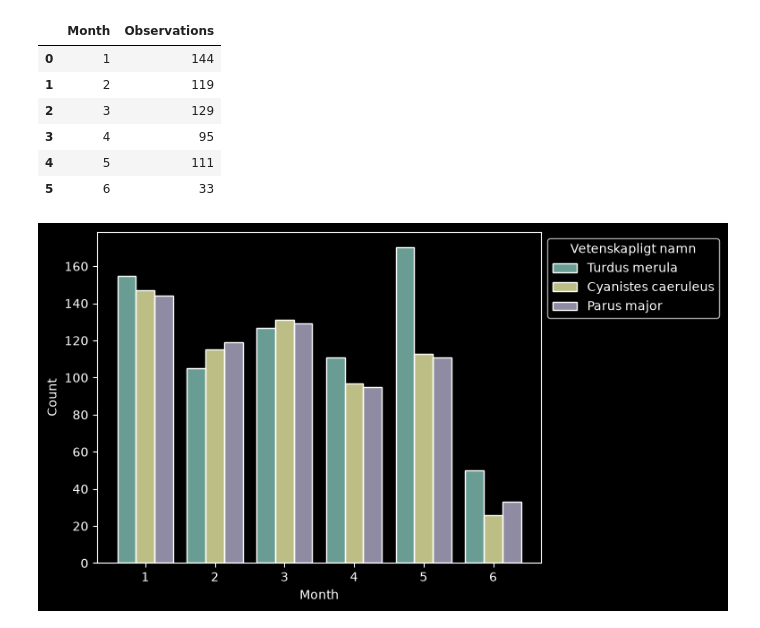
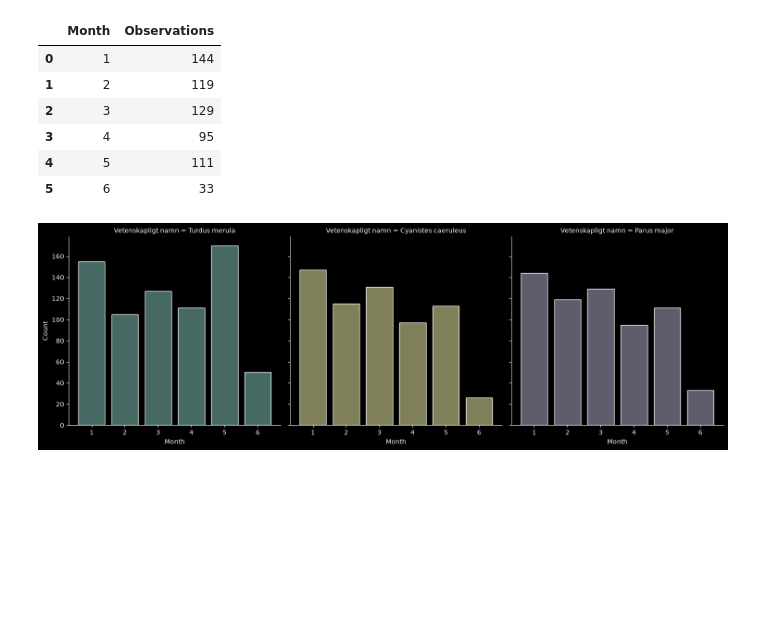
Before and after one commit to AndyDeany/MT4008-homework-3, a Jupyter notebook: HW3/HW3.ipynb, the cells around one changed output. Drawn from its saved outputs; the diff is of its cells as text; code cells hidden in the pictures; blank space fills up the shorter version.

Commit message:
Change to separate plots for clarity

```diff
--- a/HW3/HW3.ipynb
+++ b/HW3/HW3.ipynb
@@ -211,9 +211,9 @@ monthly_observations.head(20)
 | 5 | 6 | 33 |
 # %%
 top_3 = prevalence["Vetenskapligt namn"][:3]
-plot = sns.histplot(birds[birds["Vetenskapligt namn"].isin(top_3)], x="Month", hue="Vetenskapligt namn",
-             discrete=True, shrink=0.8, multiple="dodge")
-sns.move_legend(plot, "upper left", bbox_to_anchor=(1, 1))
+plot = sns.displot(birds[birds["Vetenskapligt namn"].isin(top_3)], x="Month",
+                   col="Vetenskapligt namn", hue="Vetenskapligt namn", discrete=True, shrink=0.8, legend=False)
+
 plt.show()
 # %% [output]
-[figure, old version]
+[figure, new version]
```
